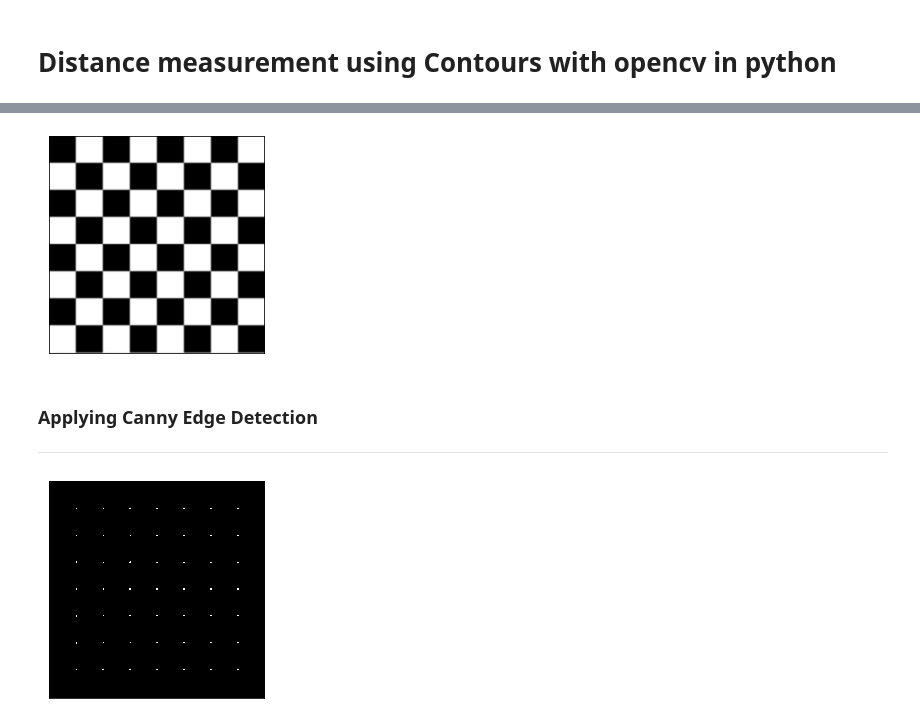
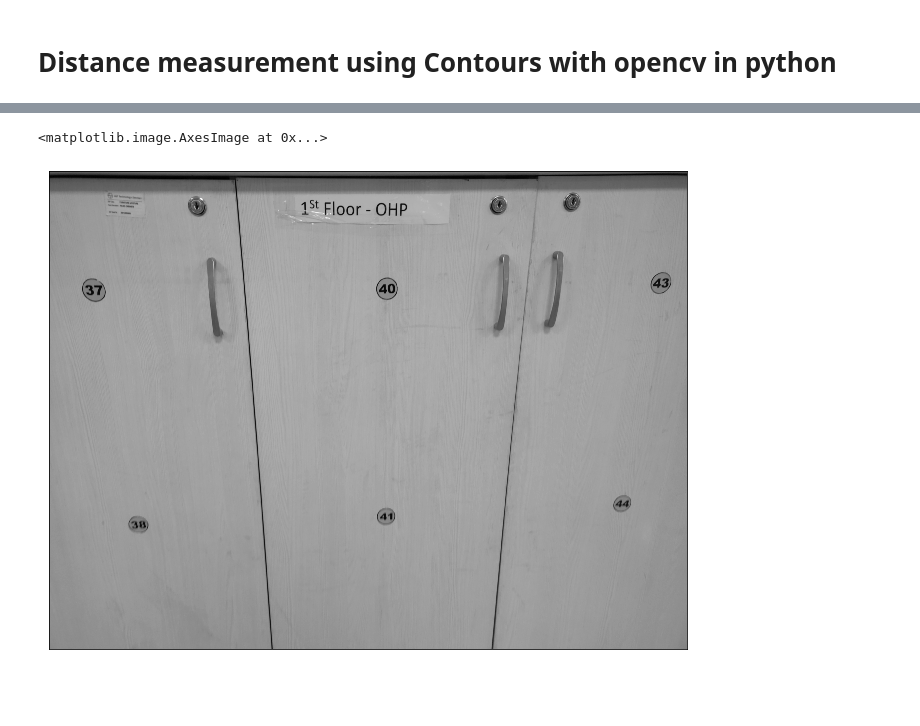
Before and after one commit to caffeine-coder1/camera_calibration, a Jupyter notebook: scripts/distance_by_contour_detection.ipynb, the cells around one changed output, grey strips where cells are left out. Saved outputs shown, nothing was run; the diff lists cells and outputs as text; code cells hidden in the pictures; blank space fills up the shorter version.

```diff
--- a/scripts/distance_by_contour_detection.ipynb
+++ b/scripts/distance_by_contour_detection.ipynb
@@ -32,0 +17,10 @@ plt.show()
+# %%
+# load the image, convert it to grayscale, and blur it slightly
+image = cv.imread(path.abspath(path.join(curdir,"sample1.jpg")))
+
+sticker_diameter = 30 #mm
+# %%
+gray = cv.cvtColor(image, cv.COLOR_BGR2GRAY)
+plt.style.use("seaborn-poster")
+plt.xticks([]),plt.yticks([])
+plt.imshow(gray,cmap="gray")
@@ -33,17 +30,7 @@ plt.show()
 # %%
-blured = cv.GaussianBlur(gray, (15, 15), 0)
+blured = cv.GaussianBlur(gray, (9, 9), 0)
+plt.xticks([]),plt.yticks([])
 plt.imshow(blured,cmap="gray")
-plt.xticks([]),plt.yticks([])
-plt.show()
 # %% [output]
+<matplotlib.image.AxesImage at 0x...>
-[figure, old version]
+[figure, new version]
-# %% [markdown]
-### Applying Canny Edge Detection
----
-# %%
-edged = cv.Canny(blured, 50, 100) # converting the image into
-plt.imshow(edged,cmap="gray")
-plt.xticks([]),plt.yticks([])
-plt.show()
-# %% [output]
-[figure, removed]
```
Also changed, not shown: parts of 24 cells of this notebook, 11 other files.
